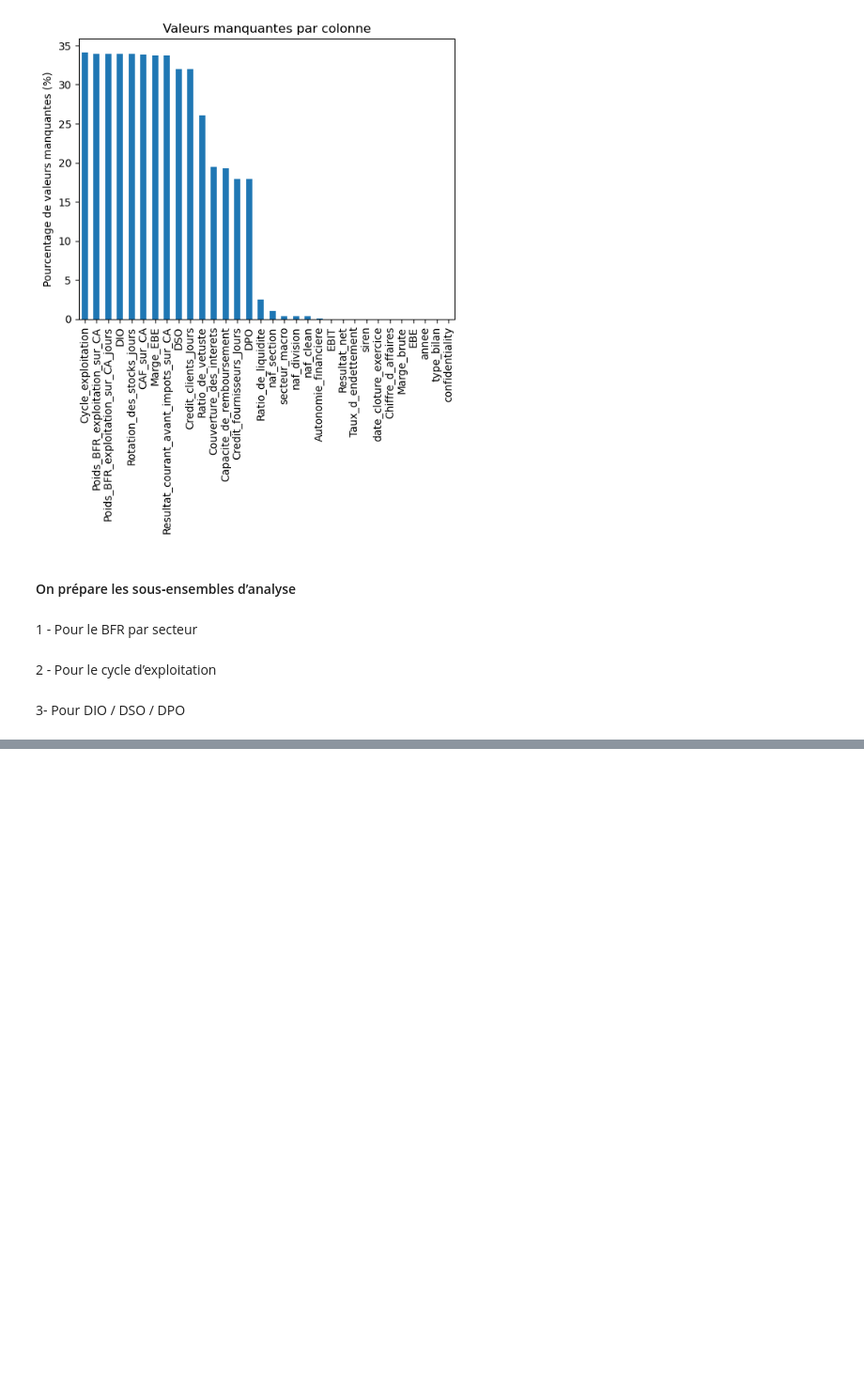
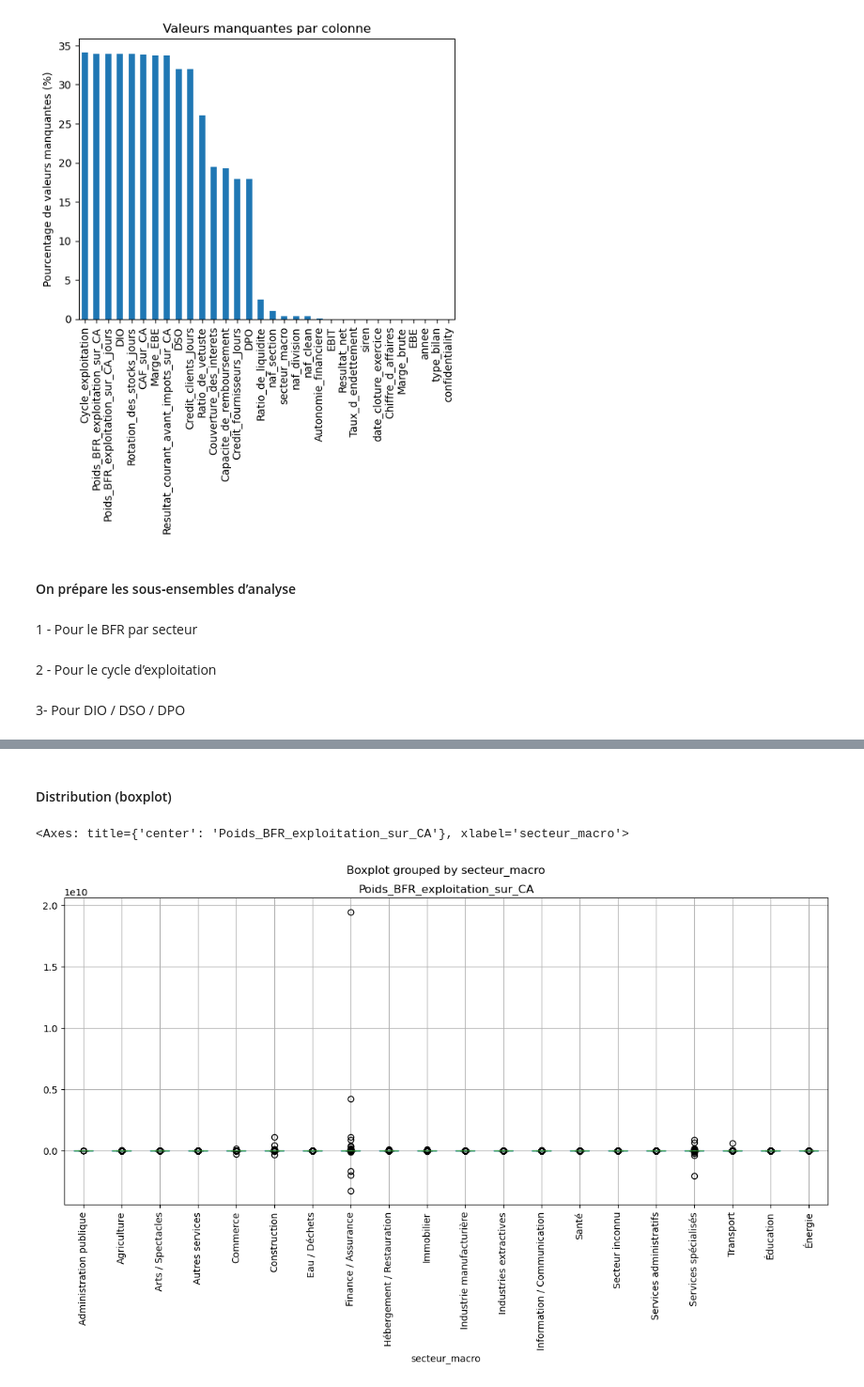
Before and after one commit to khelifaYacine/signaux-faibles-finance, a Jupyter notebook: 01_exploration.ipynb, the cells around one changed output, grey strips where cells are left out. Shown at 94% size. Saved outputs shown, nothing was run; the diff lists cells and outputs as text; code cells hidden in the pictures; blank space fills up the shorter version.

Commit message:
On prépare les sous‑ensembles d’analyse Pour le BFR par secteur 2 - Pour le cycle d’exploitation

```diff
--- a/01_exploration.ipynb
+++ b/01_exploration.ipynb
@@ -1196,0 +1220,8 @@ df_flux = df_final.dropna(subset=["DIO", "DSO", "DPO"])
+# %% [markdown]
+#### Distribution (boxplot)
+# %%
+# Distribution (boxplot)
+df_bfr.boxplot(column="Poids_BFR_exploitation_sur_CA", by="secteur_macro", rot=90, figsize=(14,6))
+# %% [output]
+<Axes: title={'center': 'Poids_BFR_exploitation_sur_CA'}, xlabel='secteur_macro'>
+[figure, added]
```
Also changed, not shown: parts of 19 cells of this notebook.
